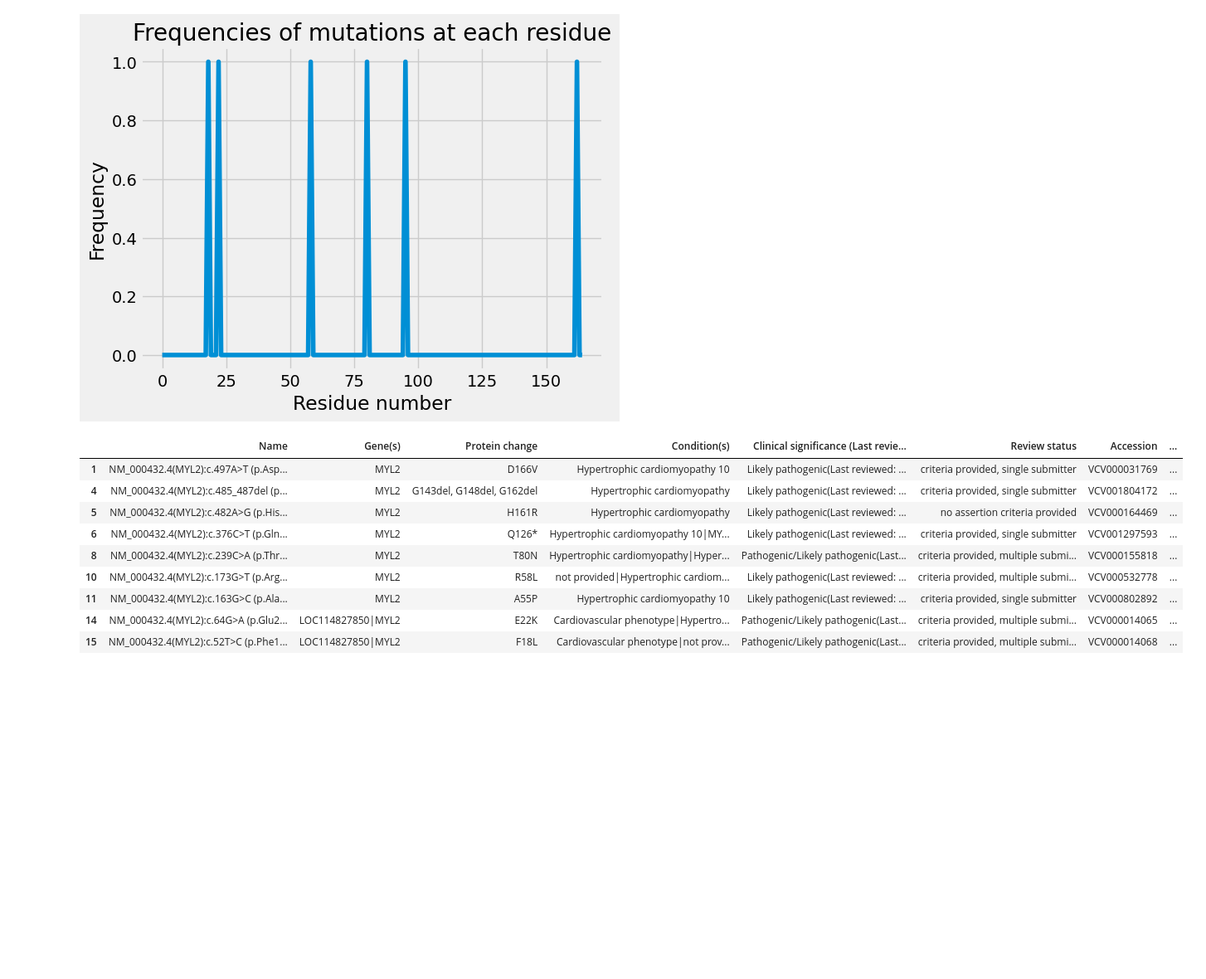
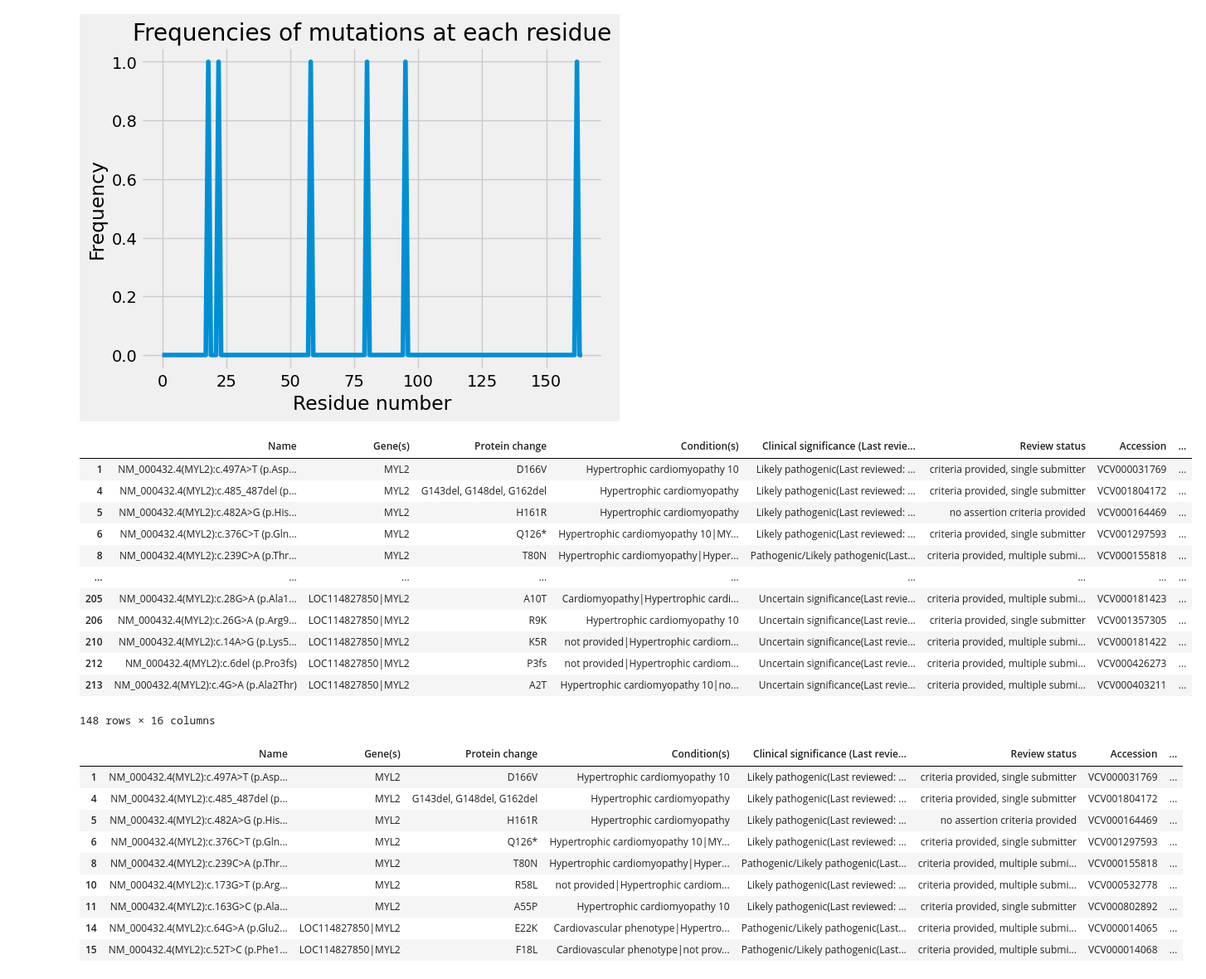
Before and after one commit to hannahmarieaguilar/Data-for-Project-, a Jupyter notebook: DATA/Data for the 10 Genes.ipynb, the cells around one changed output. Shown at 83% size. Drawn from its saved outputs; the diff is of its cells as text; code cells hidden in the pictures; blank space fills up the shorter version.

```diff
--- a/DATA/Data for the 10 Genes.ipynb
+++ b/DATA/Data for the 10 Genes.ipynb
@@ -452,6 +488,24 @@ plt.title('Frequencies of mutations at each residue')
 plt.show()
 # %% [output]
 [figure]
+# %%
+combined = [MYL2_LP1, MYL2_VUS1]
+MYL2_combined = pd.concat(combined)
+MYL2_combined
+# %% [output]
+|  | Name | Gene(s) | Protein change | Condition(s) | Clinical significance (Last revie... | Review status | Accession | ... |
+| 1 | NM_000432.4(MYL2):c.497A>T (p.Asp... | MYL2 | D166V | Hypertrophic cardiomyopathy 10 | Likely pathogenic(Last reviewed: ... | criteria provided, single submitter | VCV000031769 | ... |
+| 4 | NM_000432.4(MYL2):c.485_487del (p... | MYL2 | G143del, G148del, G162del | Hypertrophic cardiomyopathy | Likely pathogenic(Last reviewed: ... | criteria provided, single submitter | VCV001804172 | ... |
+| 5 | NM_000432.4(MYL2):c.482A>G (p.His... | MYL2 | H161R | Hypertrophic cardiomyopathy | Likely pathogenic(Last reviewed: ... | no assertion criteria provided | VCV000164469 | ... |
+| 6 | NM_000432.4(MYL2):c.376C>T (p.Gln... | MYL2 | Q126* | Hypertrophic cardiomyopathy 10|MY... | Likely pathogenic(Last reviewed: ... | criteria provided, single submitter | VCV001297593 | ... |
+| 8 | NM_000432.4(MYL2):c.239C>A (p.Thr... | MYL2 | T80N | Hypertrophic cardiomyopathy|Hyper... | Pathogenic/Likely pathogenic(Last... | criteria provided, multiple submi... | VCV000155818 | ... |
+| ... | ... | ... | ... | ... | ... | ... | ... | ... |
+| 205 | NM_000432.4(MYL2):c.28G>A (p.Ala1... | LOC114827850|MYL2 | A10T | Cardiomyopathy|Hypertrophic cardi... | Uncertain significance(Last revie... | criteria provided, multiple submi... | VCV000181423 | ... |
+| 206 | NM_000432.4(MYL2):c.26G>A (p.Arg9... | LOC114827850|MYL2 | R9K | Hypertrophic cardiomyopathy 10 | Uncertain significance(Last revie... | criteria provided, single submitter | VCV001357305 | ... |
+| 210 | NM_000432.4(MYL2):c.14A>G (p.Lys5... | LOC114827850|MYL2 | K5R | not provided|Hypertrophic cardiom... | Uncertain significance(Last revie... | criteria provided, multiple submi... | VCV000181422 | ... |
+| 212 | NM_000432.4(MYL2):c.6del (p.Pro3fs) | LOC114827850|MYL2 | P3fs | not provided|Hypertrophic cardiom... | Uncertain significance(Last revie... | criteria provided, multiple submi... | VCV000426273 | ... |
+| 213 | NM_000432.4(MYL2):c.4G>A (p.Ala2Thr) | LOC114827850|MYL2 | A2T | Hypertrophic cardiomyopathy 10|no... | Uncertain significance(Last revie... | criteria provided, multiple submi... | VCV000403211 | ... |
+148 rows × 16 columns
 # %%
 MYL2_LP = pd.read_csv('MYL2_LP.txt', sep='\t')
 newMYL2_LP = MYL2_LP['Condition(s)'].str.contains("Hypertrophic cardiomyopathy")
```
Also changed, not shown: parts of 11 cells of this notebook.
